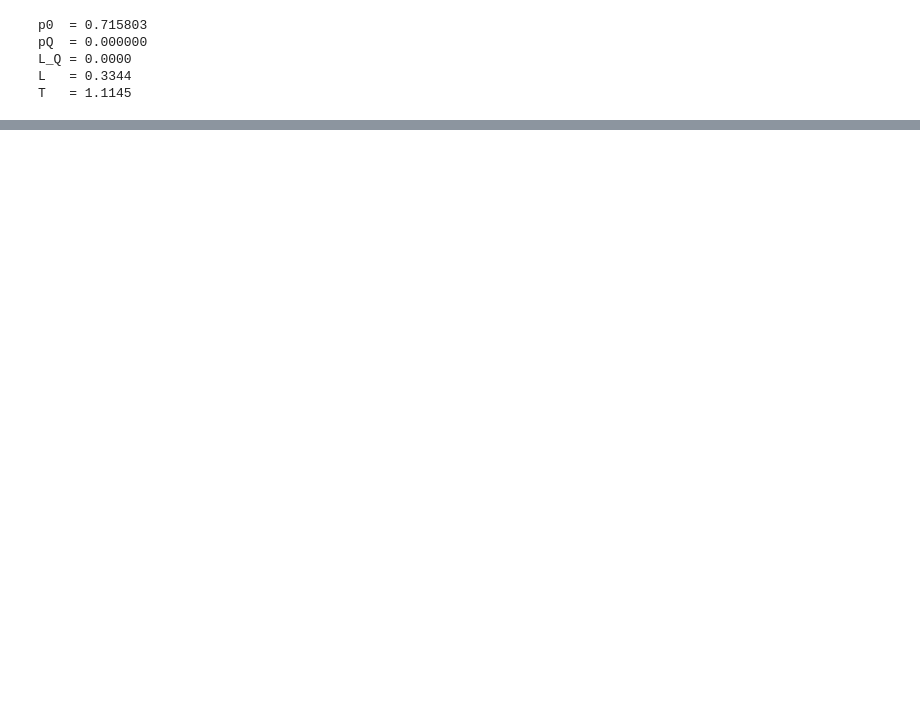
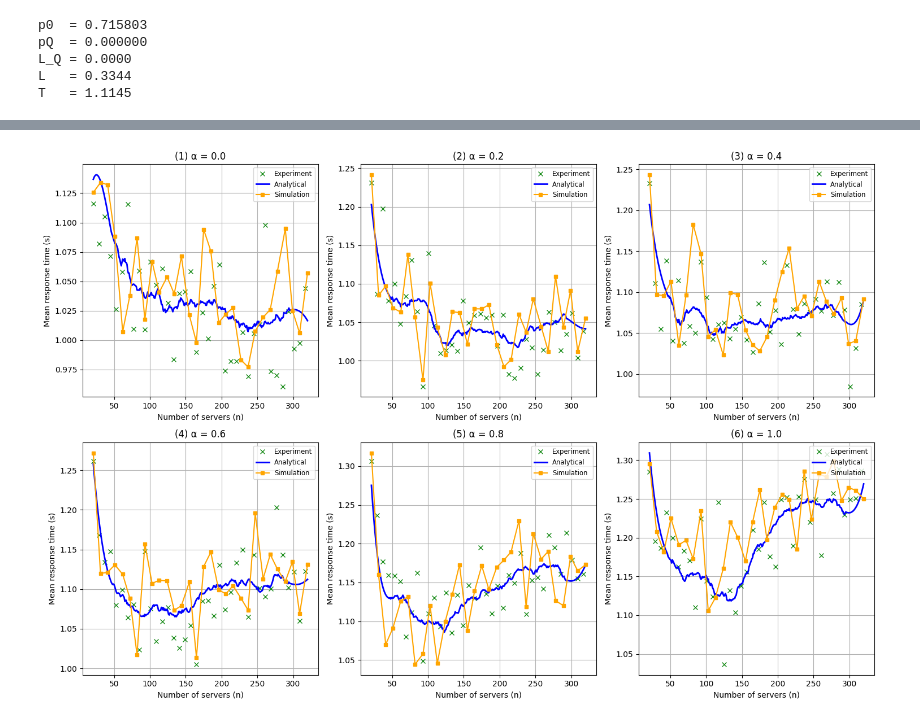
Before and after one commit to MikelMelnichuk/cpu_io_analytics, a Jupyter notebook: Image_creation/Analytical_approach.ipynb, the cells around one changed output, grey strips where cells are left out. Drawn from its saved outputs; the diff is of its cells as text; code cells hidden in the pictures; blank space fills up the shorter version.

```diff
--- a/Image_creation/Analytical_approach.ipynb
+++ b/Image_creation/Analytical_approach.ipynb
@@ -572,0 +931,16 @@ plot_T_for_alpha(1, investigate_df, max_index=150, smooth=True)
+# %%
+# Assuming LAMBDA, get_mu, T_sys, simulate_mm_s are defined
+plot_all_alphas(
+    experiment_df=investigate_df,
+    smooth=False,
+    window_length=51,
+    polyorder=3,
+    max_index=300,
+    do_sim=True,          # Set True to include simulation (will take longer)
+    sim_replications=3,
+    sim_requests=20000,
+    sim_warmup=2000,
+    sim_max_points=30
+)
+# %% [output]
+[figure, added]
```
Also changed, not shown: parts of 33 cells of this notebook.
